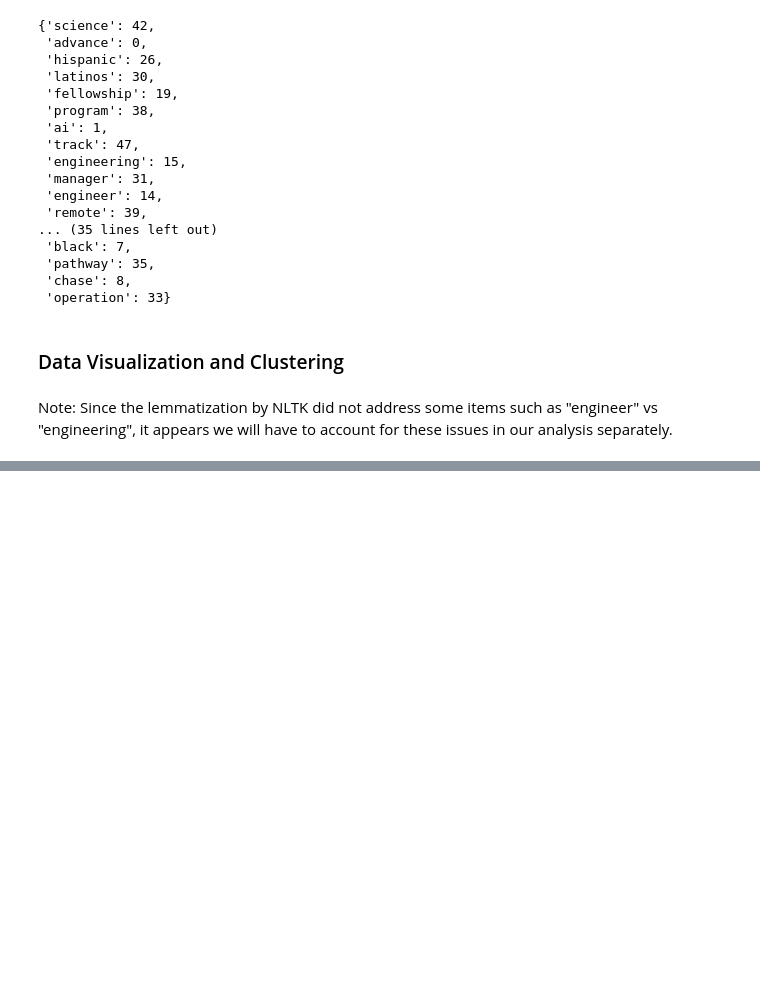
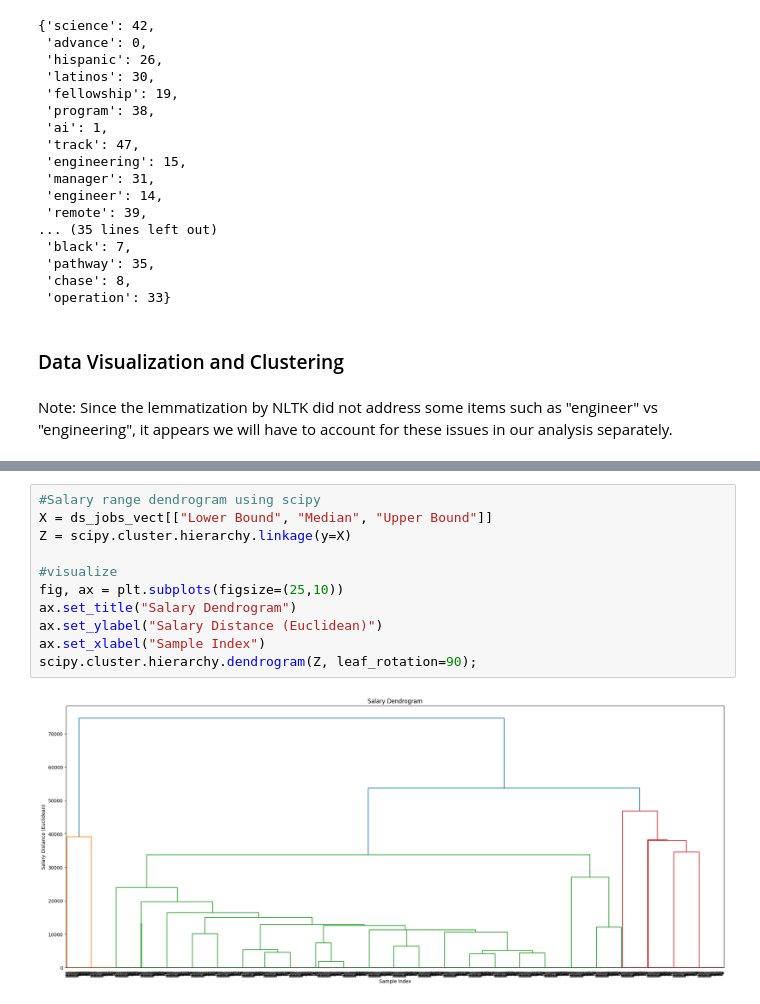
Before and after one commit to ek775/Key-Term-Salary-Associations-in-Data-Science-Job-Titles, a Jupyter notebook: ds_jobs.ipynb, the cells around one changed output, grey strips where cells are left out. Saved outputs shown, nothing was run; the diff lists cells and outputs as text; blank space fills up the shorter version.

Commit message:
basic clustering and feature importance exploration

```diff
--- a/ds_jobs.ipynb
+++ b/ds_jobs.ipynb
@@ -435,0 +437,13 @@ plt.show()
+# %%
+#Salary range dendrogram using scipy
+X = ds_jobs_vect[["Lower Bound", "Median", "Upper Bound"]]
+Z = scipy.cluster.hierarchy.linkage(y=X)
+
+#visualize
+fig, ax = plt.subplots(figsize=(25,10))
+ax.set_title("Salary Dendrogram")
+ax.set_ylabel("Salary Distance (Euclidean)")
+ax.set_xlabel("Sample Index")
+scipy.cluster.hierarchy.dendrogram(Z, leaf_rotation=90);
+# %% [output]
+[figure, added]
```
Also changed, not shown: parts of 10 cells of this notebook.
